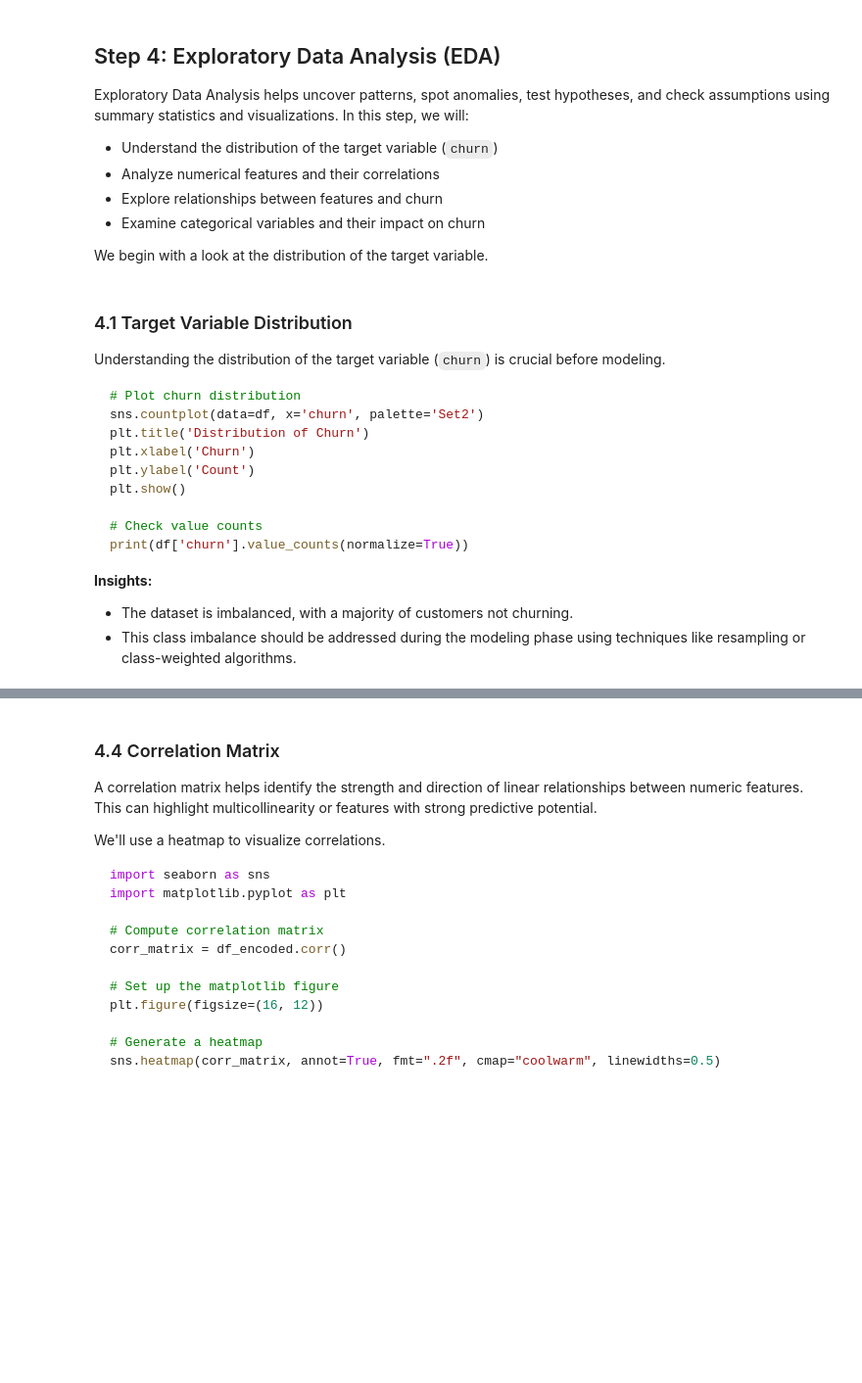
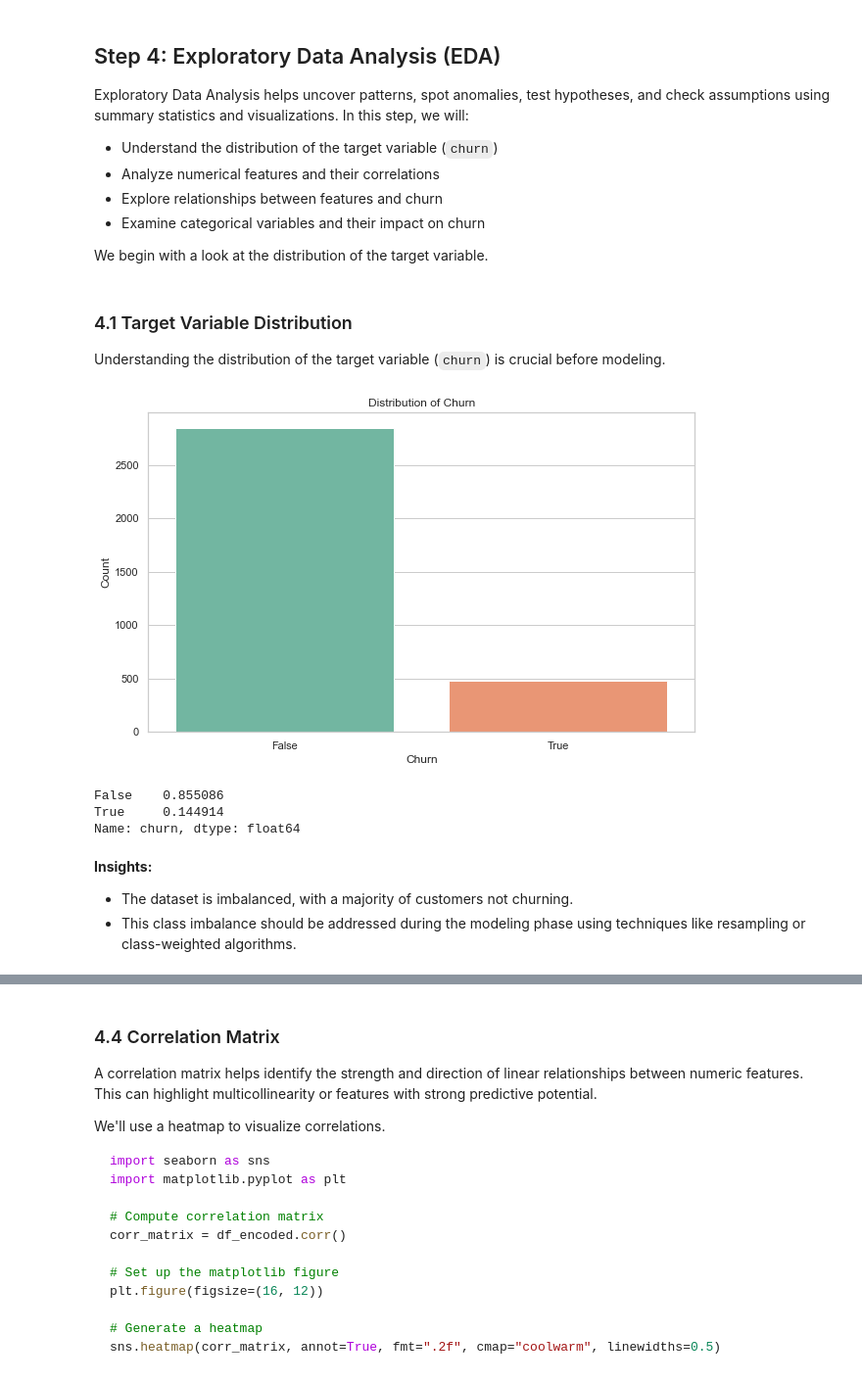
Before and after one commit to BMwihia/Customer-Churn-Analysis, a Jupyter notebook: notebooks/Customer Churn.ipynb, the cells around one changed output, grey strips where cells are left out. Shown at 98% size. Saved outputs shown, nothing was run; the diff lists cells and outputs as text; code cells hidden in the pictures; blank space fills up the shorter version.

````diff
--- a/notebooks/Customer Churn.ipynb
+++ b/notebooks/Customer Churn.ipynb
@@ -409,23 +409,26 @@ plt.rcParams["figure.figsize"] = (10, 6)
 
 # Display settings
 pd.set_option("display.max_columns", None)
+# %% [markdown]
+### 4.1  Target Variable Distribution
+
+Understanding the distribution of the target variable (`churn`) is crucial before modeling.
+# %%
+# Plot churn distribution
+sns.countplot(data=df, x='churn', palette='Set2')
+plt.title('Distribution of Churn')
+plt.xlabel('Churn')
+plt.ylabel('Count')
+plt.show()
+
+# Check value counts
+print(df['churn'].value_counts(normalize=True))
+# %% [output]
+[figure, added]
+False    0.855086
+True     0.144914
+Name: churn, dtype: float64
 # %% [markdown]
-### 4.1  Target Variable Distribution
-
-Understanding the distribution of the target variable (`churn`) is crucial before modeling.
-
-```python
-# Plot churn distribution
-sns.countplot(data=df, x='churn', palette='Set2')
-plt.title('Distribution of Churn')
-plt.xlabel('Churn')
-plt.ylabel('Count')
-plt.show()
-
-# Check value counts
-print(df['churn'].value_counts(normalize=True))
-```
-
- **Insights:**
+**Insights:**
 - The dataset is imbalanced, with a majority of customers not churning.
 - This class imbalance should be addressed during the modeling phase using techniques like resampling or class-weighted algorithms.
````
Also changed, not shown: parts of 8 cells of this notebook.
